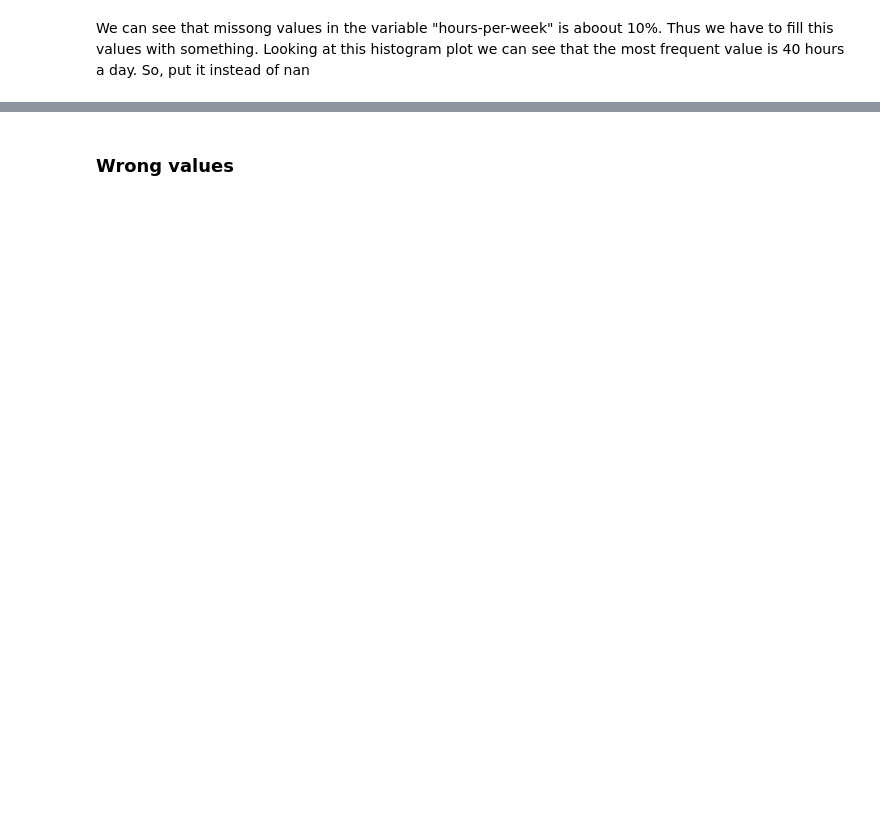
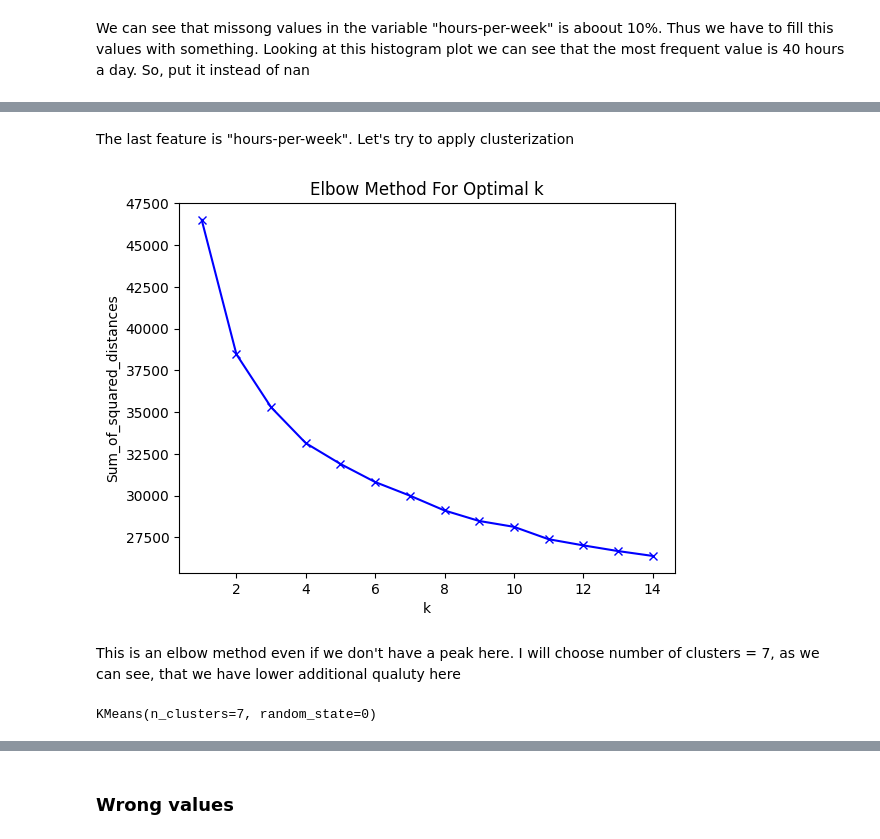
Before and after one commit to krisster/Raif_Project, a Jupyter notebook: Raif_project.ipynb, the cells around one changed output, grey strips where cells are left out. Saved outputs shown, nothing was run; the diff lists cells and outputs as text; code cells hidden in the pictures; blank space fills up the shorter version.

```diff
--- a/Raif_project.ipynb
+++ b/Raif_project.ipynb
@@ -236,0 +260,34 @@ df.shape
+# %% [markdown]
+The last feature is "hours-per-week". Let's try to apply clusterization
+# %%
+cat_features = ["occupation"]
+# %%
+df_change = pd.get_dummies(df_new, columns = cat_features)
+# %%
+# Scale our values, use MinMax as we have categirical features
+mms = MinMaxScaler()
+mms.fit(df_change.drop(columns="hours-per-week"))
+df_transformed = mms.transform(df_change.drop(columns="hours-per-week"))
+# %%
+# Elbow method to find an optimal numer of clusters
+Sum_of_squared_distances = []
+K = range(1, 15)
+for k in K:
+    km = KMeans(n_clusters=k)
+    km = km.fit(df_transformed)
+    Sum_of_squared_distances.append(km.inertia_)
+# %%
+plt.plot(K, Sum_of_squared_distances, 'bx-')
+plt.xlabel('k')
+plt.ylabel('Sum_of_squared_distances')
+plt.title('Elbow Method For Optimal k')
+plt.show()
+# %% [output]
+[figure, added]
+# %% [markdown]
+This is an elbow method even if we don't have a peak here. I will choose number of clusters = 7, as we can see, that we have lower additional qualuty here
+# %%
+kmeans = KMeans(n_clusters=7, random_state=0)
+kmeans.fit(df_transformed)
+# %% [output]
+KMeans(n_clusters=7, random_state=0)
```
Also changed, not shown: parts of 76 cells of this notebook.
